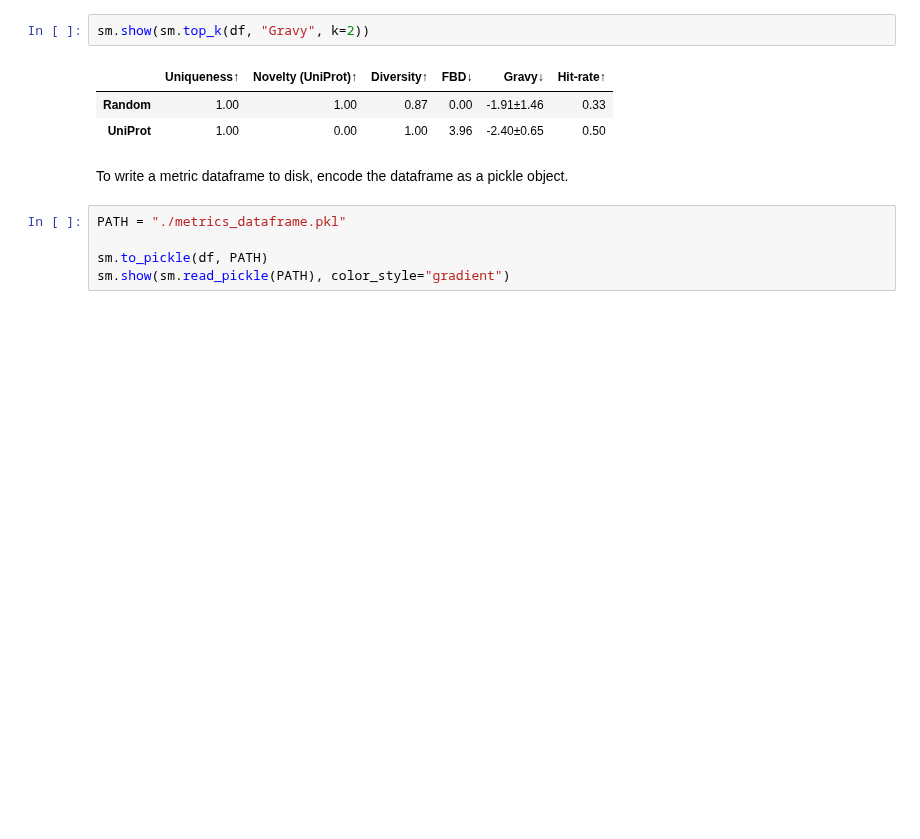
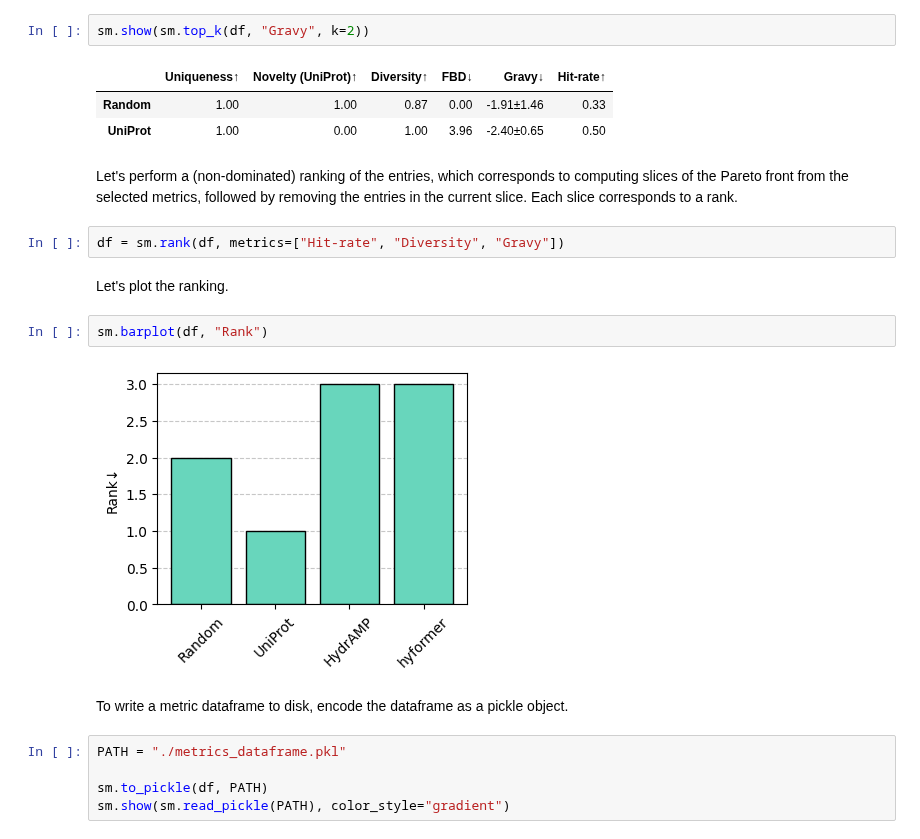
Before and after one commit to szczurek-lab/seqme, a Jupyter notebook: docs/tutorials/getting_started.ipynb, the cells around one changed output. Saved outputs shown, nothing was run; the diff lists cells and outputs as text; blank space fills up the shorter version.

Commit message:
Add model ranking (#64)

```diff
--- a/docs/tutorials/getting_started.ipynb
+++ b/docs/tutorials/getting_started.ipynb
@@ -99,6 +99,16 @@ sm.show(sm.top_k(df, "Gravy", k=2))
 |  | Uniqueness↑ | Novelty (UniProt)↑ | Diversity↑ | FBD↓ | Gravy↓ | Hit-rate↑ |
 | Random | 1.00 | 1.00 | 0.87 | 0.00 | -1.91±1.46 | 0.33 |
 | UniProt | 1.00 | 0.00 | 1.00 | 3.96 | -2.40±0.65 | 0.50 |
+# %% [markdown]
+Let's perform a (non-dominated) ranking of the entries, which corresponds to computing slices of the Pareto front from the selected metrics, followed by removing the entries in the current slice. Each slice corresponds to a rank.
+# %%
+df = sm.rank(df, metrics=["Hit-rate", "Diversity", "Gravy"])
+# %% [markdown]
+Let's plot the ranking.
+# %%
+sm.barplot(df, "Rank")
+# %% [output]
+[figure, added]
 # %% [markdown]
 To write a metric dataframe to disk, encode the dataframe as a pickle object.
 # %%
```
Also changed, not shown: parts of 1 cell of this notebook, 24 other files.
